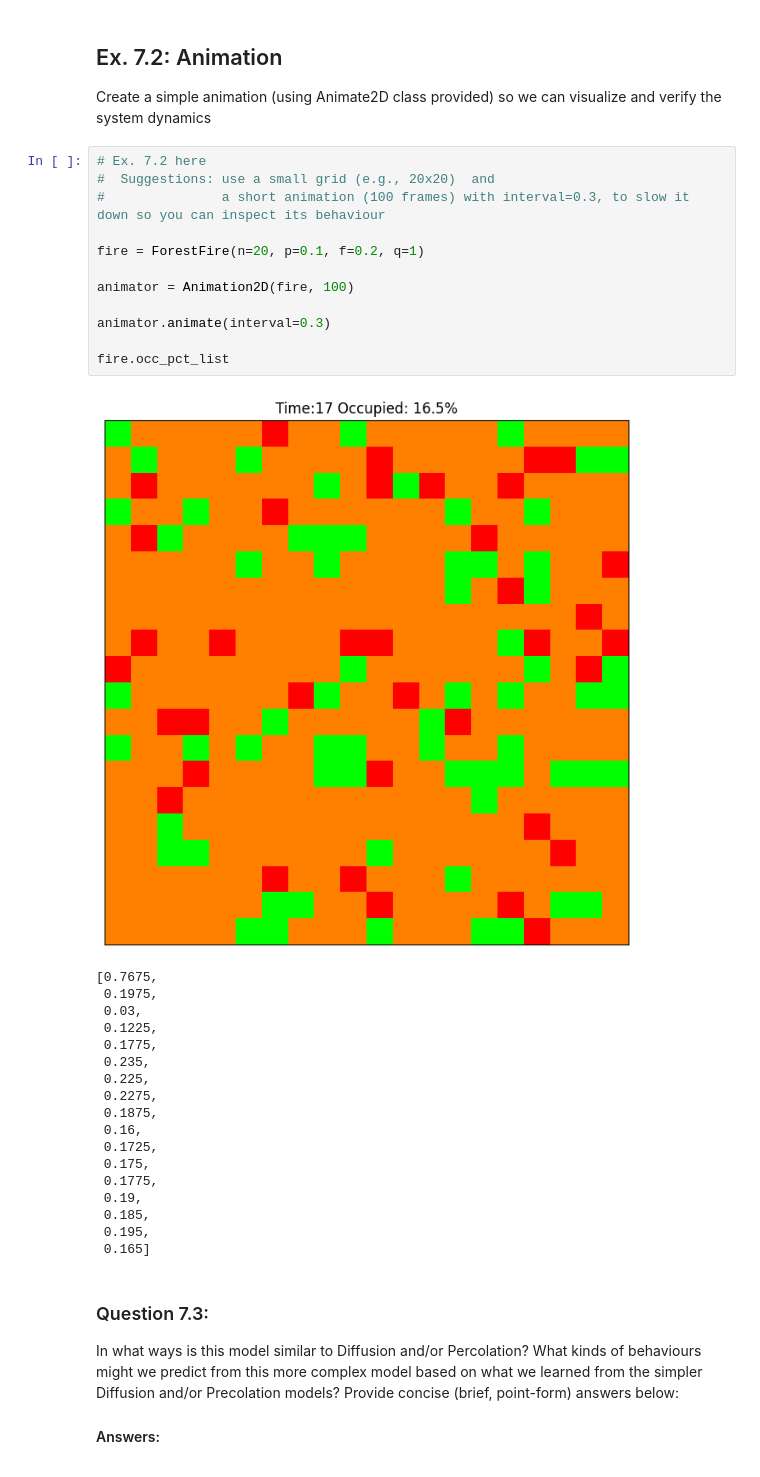
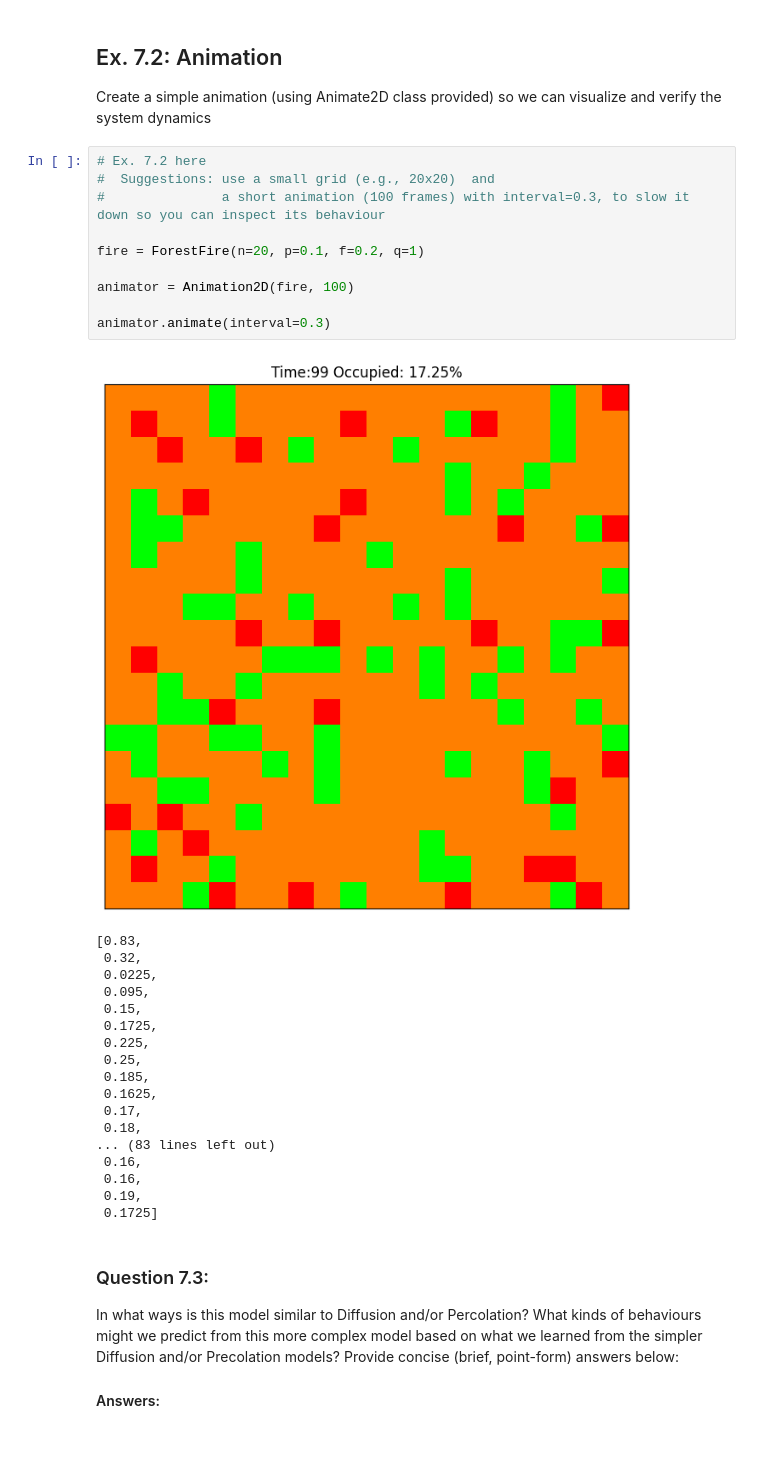
Before and after one commit to bobisawsome1/cap-comp215, a Jupyter notebook: labs/lab07-10-fire.ipynb, the cells around one changed output. Saved outputs shown, nothing was run; the diff lists cells and outputs as text.

```diff
--- a/labs/lab07-10-fire.ipynb
+++ b/labs/lab07-10-fire.ipynb
@@ -256,34 +256,32 @@ Create a simple animation (using Animate2D class provided) so we can visualize a
 # %%
 # Ex. 7.2 here
 #  Suggestions: use a small grid (e.g., 20x20)  and
 #               a short animation (100 frames) with interval=0.3, to slow it down so you can inspect its behaviour
 
 fire = ForestFire(n=20, p=0.1, f=0.2, q=1)
 
 animator = Animation2D(fire, 100)
 
 animator.animate(interval=0.3)
-
-fire.occ_pct_list
 # %% [output]
-[figure, old version]
+[figure, new version]
-[0.7675,
- 0.1975,
- 0.03,
- 0.1225,
- 0.1775,
- 0.235,
+[0.83,
+ 0.32,
+ 0.0225,
+ 0.095,
+ 0.15,
+ 0.1725,
  0.225,
- 0.2275,
- 0.1875,
+ 0.25,
+ 0.185,
+ 0.1625,
+ 0.17,
+ 0.18,
+... (83 lines left out)
  0.16,
- 0.1725,
- 0.175,
- 0.1775,
+ 0.16,
  0.19,
- 0.185,
- 0.195,
- 0.165]
+ 0.1725]
 # %% [markdown]
 ### Question 7.3:
 In what ways is this model similar to Diffusion and/or Percolation?
```
Also changed, not shown: parts of 3 cells of this notebook.
